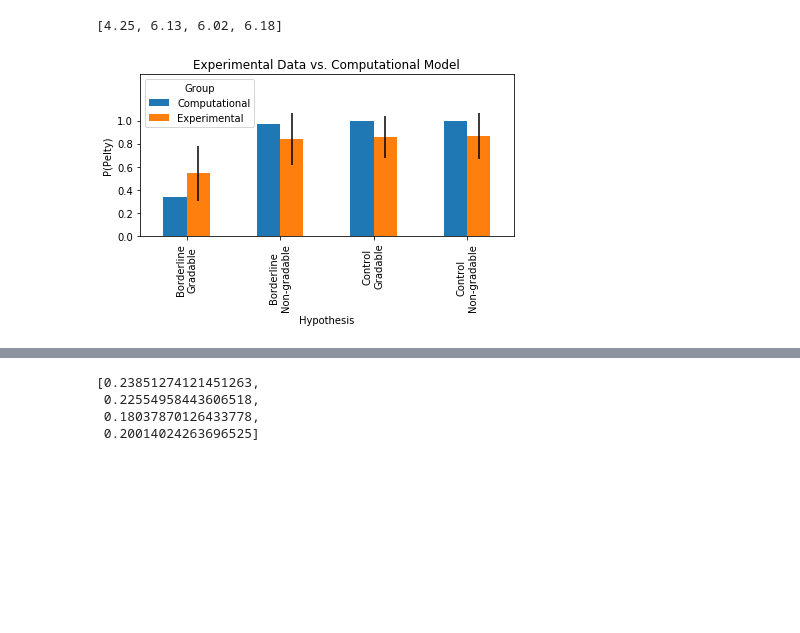
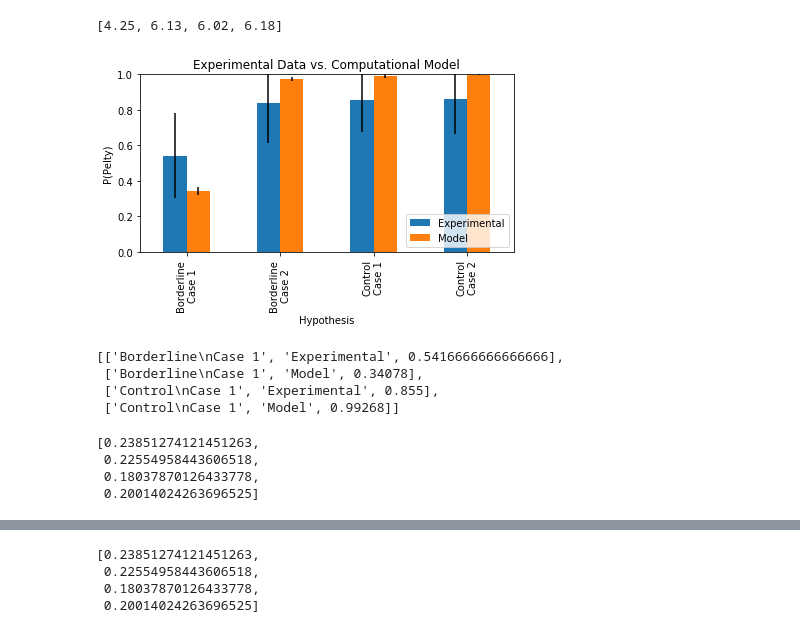
Before and after one commit to haparici/learning-adjectival-meaning, a Jupyter notebook: experimental_data_analysis.ipynb, the cells around one changed output, grey strips where cells are left out. Drawn from its saved outputs; the diff is of its cells as text; code cells hidden in the pictures; blank space fills up the shorter version.

Commit message:
added graphs

```diff
--- a/experimental_data_analysis.ipynb
+++ b/experimental_data_analysis.ipynb
@@ -10,7 +10,7 @@ from scipy.stats import shapiro,norm,ttest_ind, anderson
 from itertools import product
 %matplotlib inline
 # %%
-FORMS_DIR = "data"
+FORMS_DIR = "data/experimental_results"
 dfs = []
 for file in os.listdir(FORMS_DIR):
     print(file)
@@ -53,7 +53,7 @@ means = []
 probs = []
 stds = []
 prob_stds = []
-titles = ["Borderline Gradable", "Control Gradable", "Borderline Non-gradable", "Control Non-gradable"]
+titles = ["Borderline Case 1", "Control Case 1", "Borderline Case 2", "Control Case 2"]
 for i in range(len(dfs)):
     name,df = dfs[i]
     x,y = tups[i]
@@ -283,8 +266,8 @@ probs
 # %% [output]
 [0.5416666666666666, 0.855, 0.8366666666666666, 0.8633333333333333]
 # %%
-hypotheses = ['Borderline\nGradable','Control\nGradable','Borderline\nNon-gradable','Control\nNon-gradable']
-groups = ['Experimental', 'Computational']
+hypotheses = ['Borderline\nCase 1','Control\nCase 1','Borderline\nCase 2','Control\nCase 2']
+groups = ['Experimental', 'Model']
 lst = []
 for tup in list(product(hypotheses,groups)):
     h,g = tup
@@ -300,13 +283,28 @@ means
 [4.25, 6.13, 6.02, 6.18]
 # %%
 df = pd.DataFrame(lst,columns=['Hypothesis','Group','Value'])
-df.pivot('Hypothesis','Group','Value').plot(kind='bar',yerr=np.array([[0,0,0,0],prob_stds]))
-plt.ylim(0,1.4)
+df.pivot('Hypothesis','Group','Value').plot(kind='bar',yerr=np.array([prob_stds,model_stds]))
+plt.ylim(0,1)
 plt.yticks(np.arange(6)/5)
 plt.title("Experimental Data vs. Computational Model")
 plt.ylabel("P(Pelty)")
+plt.legend(loc='lower right')
 plt.tight_layout()
 plt.savefig("imgs/exp_vs_comp.png")
 plt.show()
 # %% [output]
-[figure, old version]
+[figure, new version]
+# %%
+lst[:4]
+# %% [output]
+[['Borderline\nCase 1', 'Experimental', 0.5416666666666666],
+ ['Borderline\nCase 1', 'Model', 0.34078],
+ ['Control\nCase 1', 'Experimental', 0.855],
+ ['Control\nCase 1', 'Model', 0.99268]]
+# %%
+prob_stds
+# %% [output]
+[0.23851274121451263,
+ 0.22554958443606518,
+ 0.18037870126433778,
+ 0.20014024263696525]
```
Also changed, not shown: parts of 32 cells of this notebook, 31 other files.
